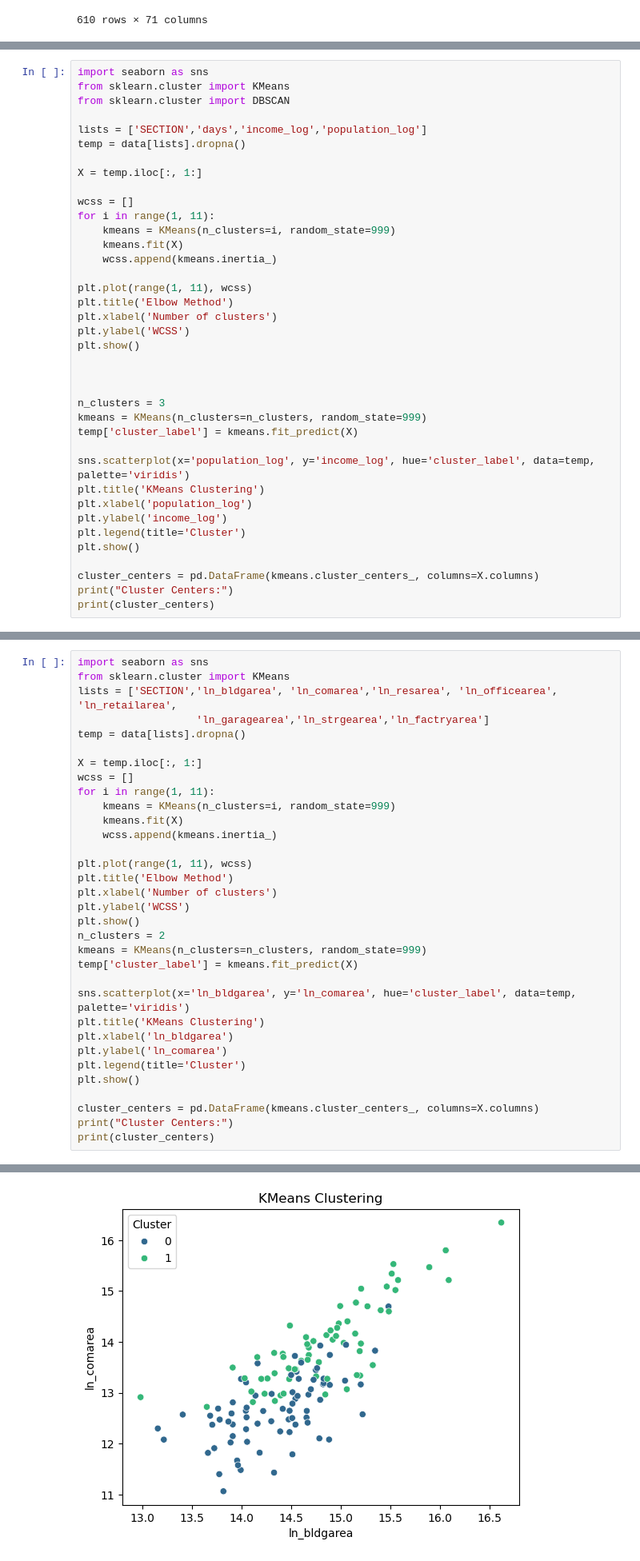
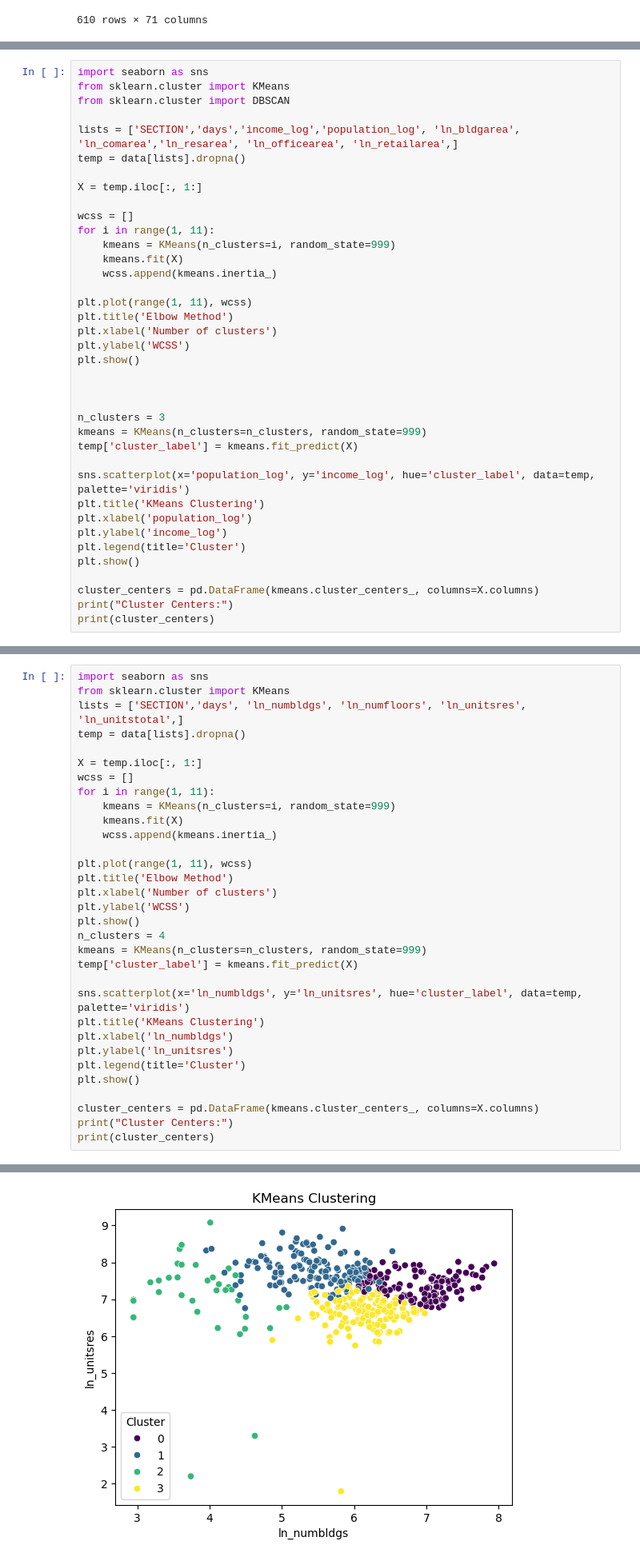
Before and after one commit to Ssuche/CUSP7033project, a Jupyter notebook: clustering1.ipynb, the cells around one changed output, grey strips where cells are left out. Shown at 80% size. Cells and saved outputs as stored; diff of their text form.

```diff
--- a/clustering1.ipynb
+++ b/clustering1.ipynb
@@ -119,7 +119,7 @@ import seaborn as sns
 from sklearn.cluster import KMeans
 from sklearn.cluster import DBSCAN
 
-lists = ['SECTION','days','income_log','population_log']
+lists = ['SECTION','days','income_log','population_log', 'ln_bldgarea', 'ln_comarea','ln_resarea', 'ln_officearea', 'ln_retailarea',]
 temp = data[lists].dropna()
 
 X = temp.iloc[:, 1:]
@@ -234,8 +239,7 @@ eps = 0.02817434867059763 , min_samples = 7 , num_detected_points = 36
 # %%
 import seaborn as sns
 from sklearn.cluster import KMeans
-lists = ['SECTION','ln_bldgarea', 'ln_comarea','ln_resarea', 'ln_officearea', 'ln_retailarea',
-                   'ln_garagearea','ln_strgearea','ln_factryarea']
+lists = ['SECTION','days', 'ln_numbldgs', 'ln_numfloors', 'ln_unitsres', 'ln_unitstotal',]
 temp = data[lists].dropna()
 
 X = temp.iloc[:, 1:]
@@ -250,14 +254,14 @@ plt.title('Elbow Method')
 plt.xlabel('Number of clusters')
 plt.ylabel('WCSS')
 plt.show()
-n_clusters = 2
+n_clusters = 4
 kmeans = KMeans(n_clusters=n_clusters, random_state=999)
 temp['cluster_label'] = kmeans.fit_predict(X)
 
-sns.scatterplot(x='ln_bldgarea', y='ln_comarea', hue='cluster_label', data=temp, palette='viridis')
+sns.scatterplot(x='ln_numbldgs', y='ln_unitsres', hue='cluster_label', data=temp, palette='viridis')
 plt.title('KMeans Clustering')
-plt.xlabel('ln_bldgarea')
-plt.ylabel('ln_comarea')
+plt.xlabel('ln_numbldgs')
+plt.ylabel('ln_unitsres')
 plt.legend(title='Cluster')
 plt.show()
 
@@ -269,2 +273,2 @@ print(cluster_centers)
-[figure, old version]
+[figure, new version]
 Cluster Centers:
```
Also changed, not shown: parts of 11 cells of this notebook.
